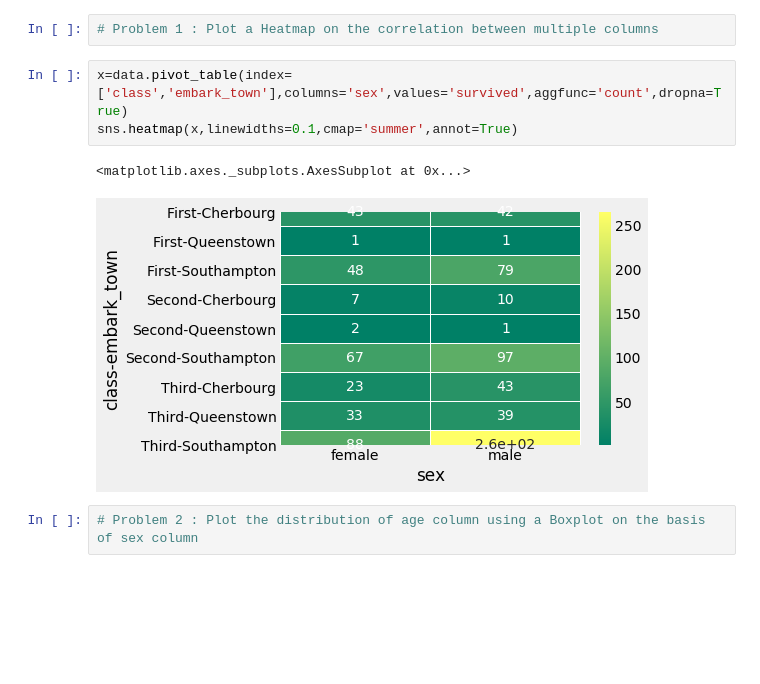
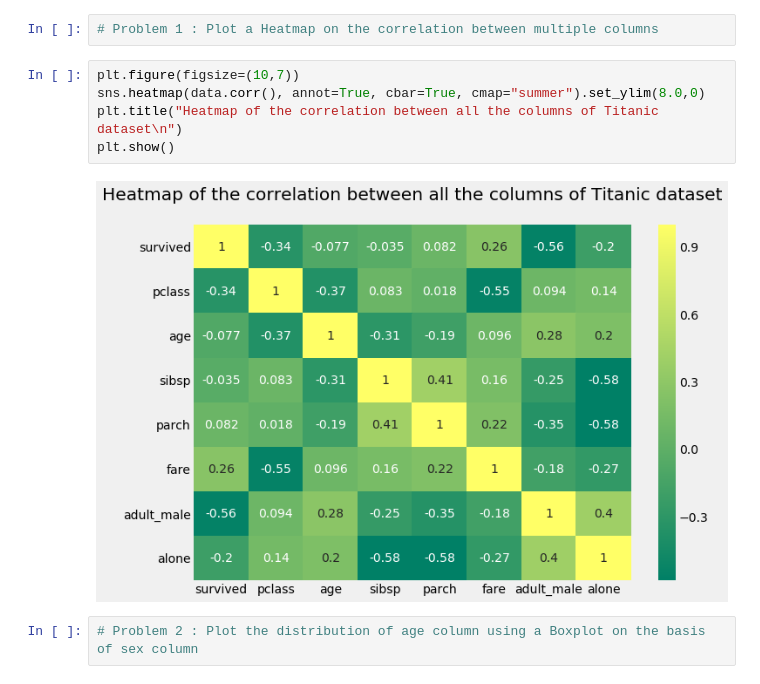
Before and after one commit to wasifekbal/seaborn, a Jupyter notebook: Seaborn-assignment-1.ipynb, the cells around one changed output. Drawn from its saved outputs; the diff is of its cells as text; blank space fills up the shorter version.

```diff
--- a/Seaborn-assignment-1.ipynb
+++ b/Seaborn-assignment-1.ipynb
@@ -17,12 +17,13 @@ data.head()
 | 4 | 0 | 3 | male | 35.0 | 0 | 0 | 8.0500 | S | Third | man | ... |
 # %%
 # Problem 1 : Plot a Heatmap on the correlation between multiple columns
-# %%
-x=data.pivot_table(index=['class','embark_town'],columns='sex',values='survived',aggfunc='count',dropna=True)
-sns.heatmap(x,linewidths=0.1,cmap='summer',annot=True)
-# %% [output]
-<matplotlib.axes._subplots.AxesSubplot at 0x...>
-[figure, removed]
+# %%
+plt.figure(figsize=(10,7))
+sns.heatmap(data.corr(), annot=True, cbar=True, cmap="summer").set_ylim(8.0,0)
+plt.title("Heatmap of the correlation between all the columns of Titanic dataset\n")
+plt.show()
+# %% [output]
+[figure, added]
 # %%
 # Problem 2 : Plot the distribution of age column using a Boxplot on the basis of sex column
 # %%
```
Also changed, not shown: parts of 5 cells of this notebook.
